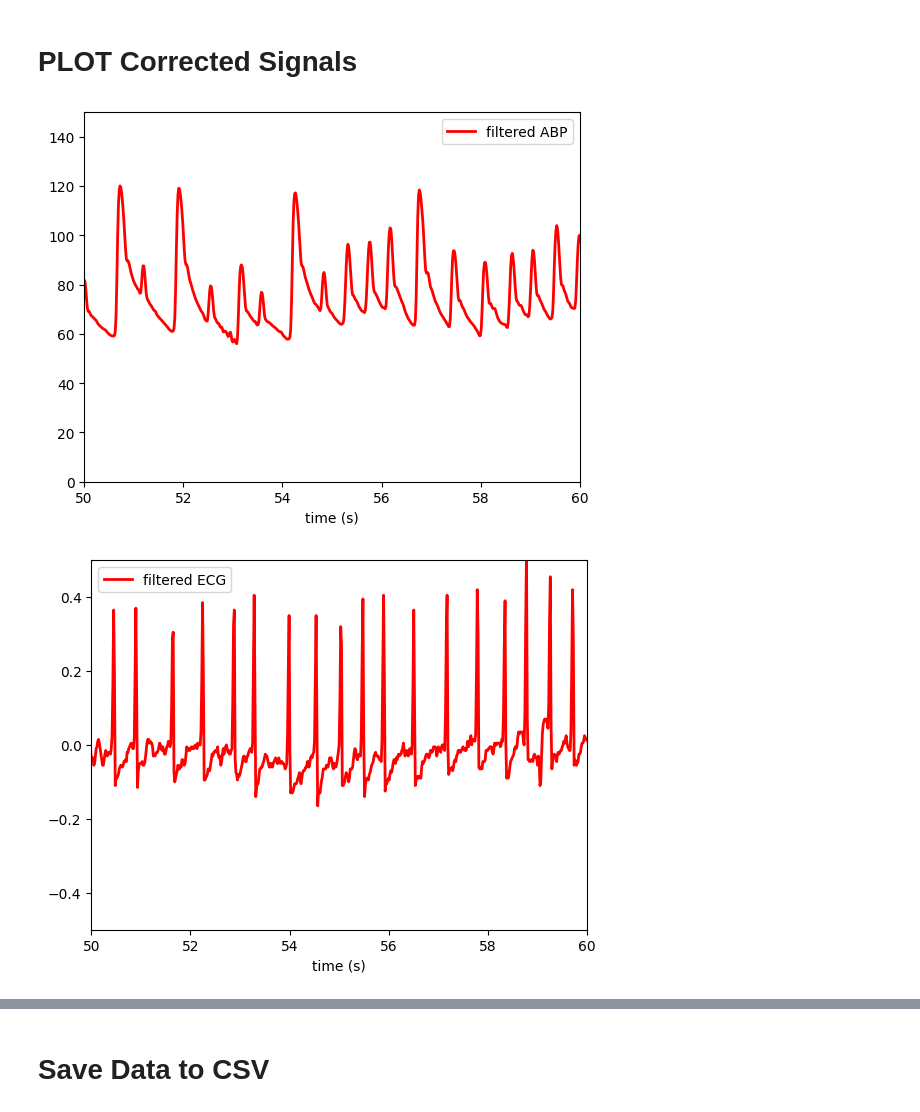
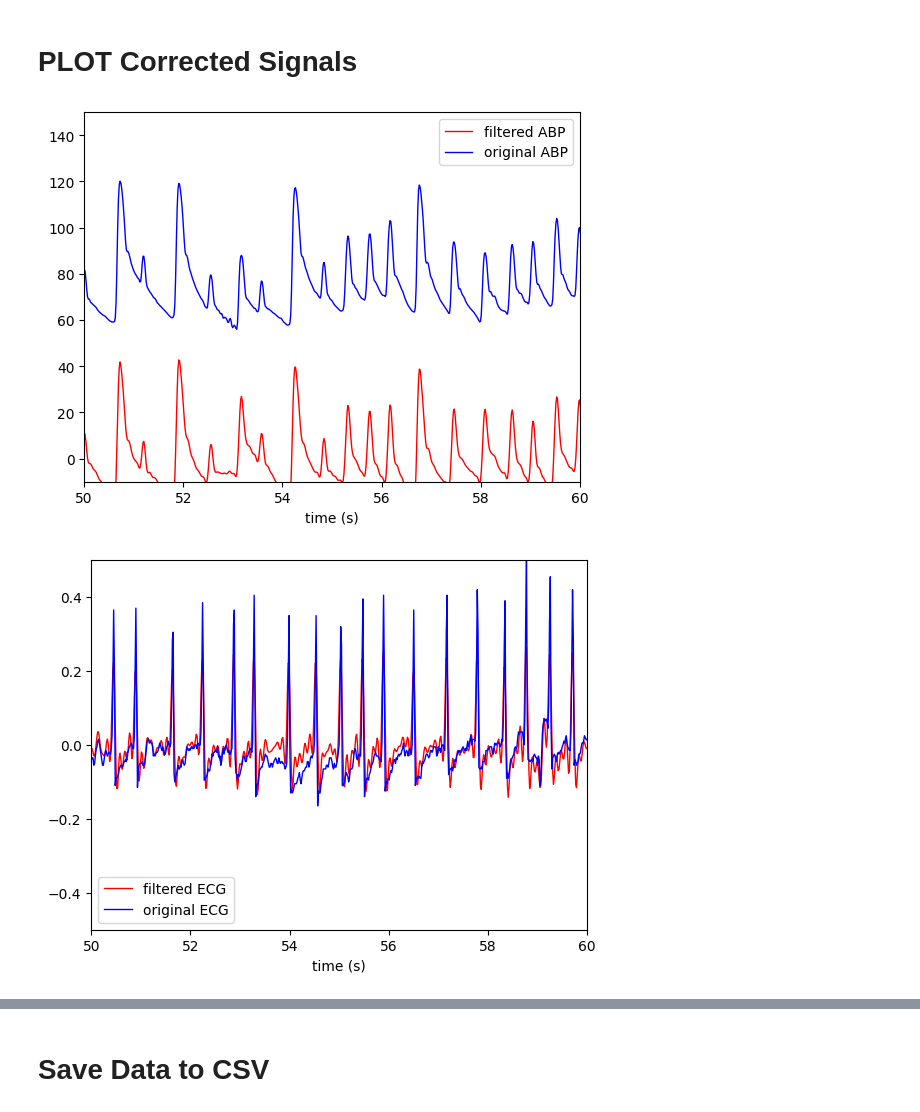
Before and after one commit to KaiWU17TUM/WaveformAnomaly, a Jupyter notebook: 1_Reading_and_preprocessing.ipynb, the cells around one changed output, grey strips where cells are left out. Cells and saved outputs as stored; diff of their text form; code cells hidden in the pictures.

```diff
--- a/1_Reading_and_preprocessing.ipynb
+++ b/1_Reading_and_preprocessing.ipynb
@@ -40,7 +40,7 @@ A total of 47 records met the requirements:
 #extract signals
 abp = extract_Signal(matching_records, "ABP",5)
 # %%
-ecg = extract_Signal(matching_records, "II",30)
+ecg = extract_Signal(matching_records, "II",20)
 # %%
 ppg = extract_Signal(matching_records, "Pleth",5)
 # %% [markdown]
@@ -63,25 +63,30 @@ ppg_filt = reduce_noise_butterworth(ppg, fs= 62.475)
 # %% [markdown]
 # PLOT Corrected Signals
 # %%
-def Plot_signals(filtered_sig, label_original_sig, label_filtered_sig, ylim):
+def Plot_signals(original_sig, filtered_sig, label_original_sig, label_filtered_sig, ylim):
     fig, ax = plt.subplots()
     t = np.arange(0, len(filtered_sig))/62.475
 
     ax.plot(t, filtered_sig,
-            linewidth=2.0,
+            linewidth=1.0,
             color = 'red',
             label = label_filtered_sig)
+
+    ax.plot(t, original_sig,
+        linewidth=1.0,
+        color = 'blue',
+        label = label_original_sig)
 
     ax.set(xlim=(0, 1000))
     plt.xlabel('time (s)')
     plt.xlim([50, 60])
     plt.ylim(ylim)
     plt.legend()
     plt.show()
 
-Plot_signals(abp[list(abp_filt.keys())[0]], "original ABP", "filtered ABP", [0,150])
-Plot_signals(ecg[list(ecg_filt.keys())[0]], "original ECG", "filtered ECG", [-0.5,0.5])
-Plot_signals(ppg[list(ppg_filt.keys())[0]], "original PPG", "filtered PPG", [-0.5,1])
+Plot_signals(abp[list(abp_filt.keys())[0]],abp_filt[list(abp_filt.keys())[0]], "original ABP", "filtered ABP", [-10,150])
+Plot_signals(ecg[list(ecg_filt.keys())[0]],ecg_filt[list(ecg_filt.keys())[0]], "original ECG", "filtered ECG", [-0.5,0.5])
+Plot_signals(ppg[list(ppg_filt.keys())[0]],ppg_filt[list(ppg_filt.keys())[0]], "original PPG", "filtered PPG", [-0.5,1])
 # %% [output]
-[figure, old version]
+[figure, new version]
-[figure, old version]
+[figure, new version]
```
Also changed, not shown: parts of 1 cell of this notebook.
